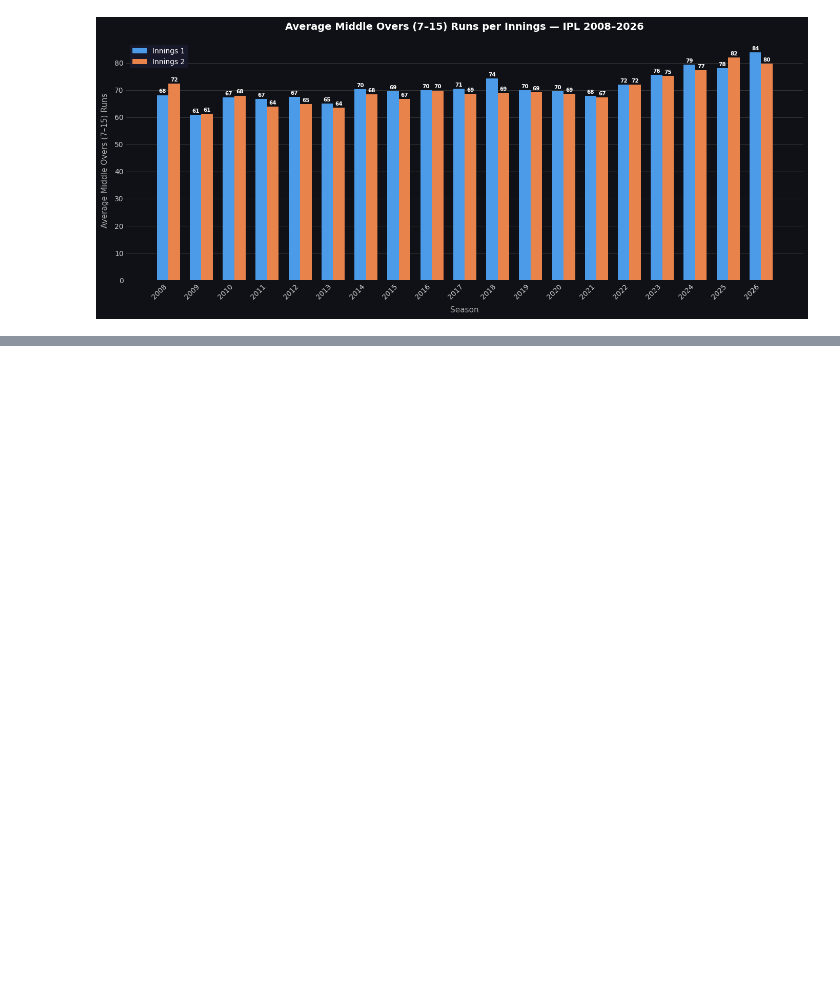
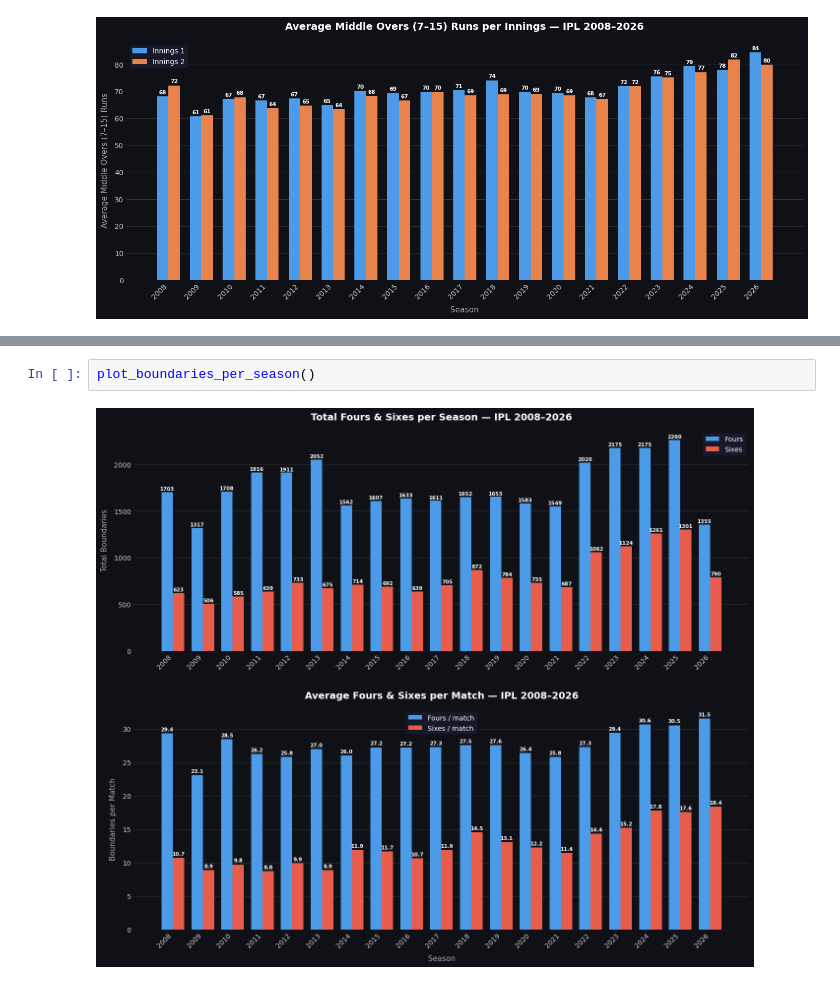
Before and after one commit to abhishek-marathe04/cricketIQ, a Jupyter notebook: ipl_seasonwise_stats.ipynb, the cells around one changed output, grey strips where cells are left out. Cells and saved outputs as stored; diff of their text form; blank space fills up the shorter version.

```diff
--- a/ipl_seasonwise_stats.ipynb
+++ b/ipl_seasonwise_stats.ipynb
@@ -224,0 +374,4 @@ plot_phase_runs(15, 19, 'Death Overs (16–20)')  # overs 16–20
+# %%
+plot_boundaries_per_season()
+# %% [output]
+[figure, added]
```
Also changed, not shown: parts of 10 cells of this notebook, 3 other files.
